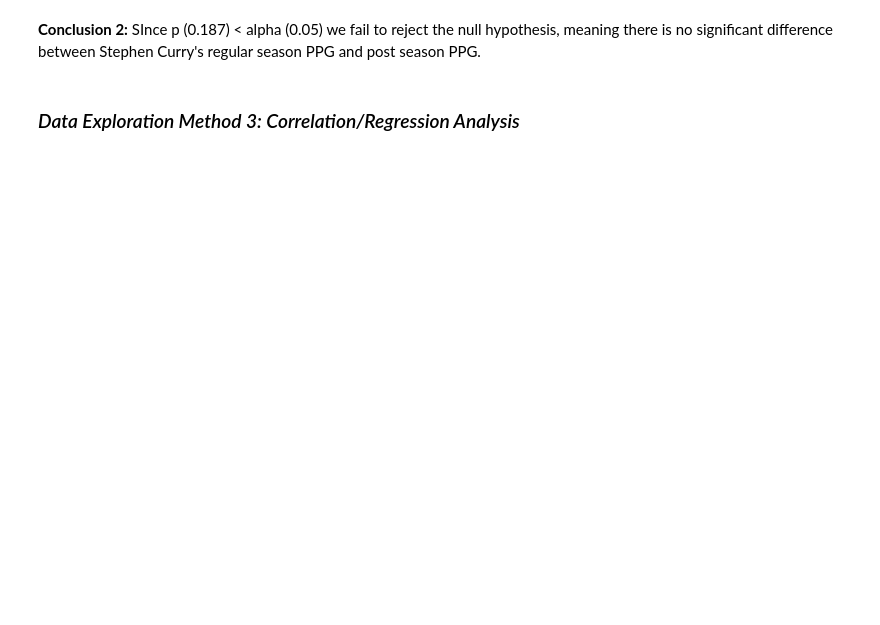
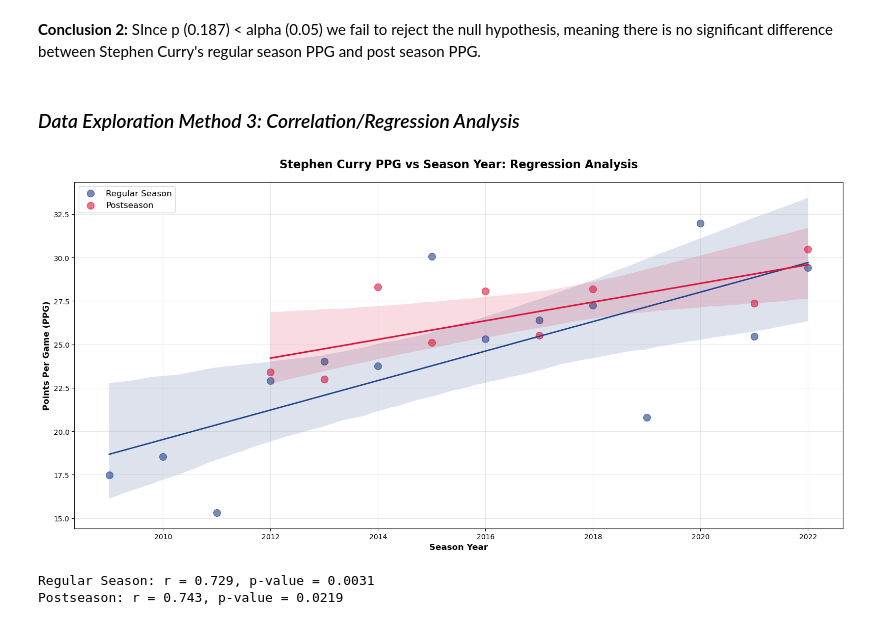
Before and after one commit to noraaren/CMSC320Final, a Jupyter notebook: checkpoint2_dataexploration3.ipynb, the cells around one changed output. Saved outputs shown, nothing was run; the diff lists cells and outputs as text; code cells hidden in the pictures; blank space fills up the shorter version.

```diff
--- a/checkpoint2_dataexploration3.ipynb
+++ b/checkpoint2_dataexploration3.ipynb
@@ -258,3 +258,49 @@ plt.show()
 **Conclusion 2:** SInce p (0.187) < alpha (0.05) we fail to reject the null hypothesis, meaning there is no significant difference between Stephen Curry's regular season PPG and post season PPG.
 # %% [markdown]
 ### *Data Exploration Method 3: Correlation/Regression Analysis*
+# %%
+regular_season_stats['Season_numeric'] = regular_season_stats['Season_year'].str[:4].astype(int)
+postseason_stats['Season_numeric'] = postseason_stats['Season_year'].str[:4].astype(int)
+
+plt.figure(figsize=(16, 8))
+
+# Regular season scatter + regression
+sns.regplot(data=regular_season_stats, x='Season_numeric', y='PPG',
+            scatter_kws={'s': 100, 'alpha': 0.6},
+            line_kws={'linewidth': 2},
+            color='#1D428A', label='Regular Season')
+
+# Post season scatter + regression
+sns.regplot(data=postseason_stats, x='Season_numeric', y='PPG',
+            scatter_kws={'s': 100, 'alpha': 0.6, 'marker': 's'},
+            #line_kws={'linewidth': 2},
+            color='#DC143C', label='Postseason')
+
+plt.title("Stephen Curry PPG vs Season Year: Regression Analysis",
+          fontsize=16, fontweight='bold', pad=20)
+
+plt.xlabel("Season Year", fontsize=12, fontweight='bold')
+plt.ylabel("Points Per Game (PPG)", fontsize=12, fontweight='bold')
+plt.legend(fontsize=12)
+plt.grid(True, alpha=0.3)
+plt.tight_layout()
+plt.show()
+# %% [output]
+[figure, added]
+# %%
+from scipy.stats import pearsonr
+
+# Calculate for regular season
+r_regular, p_regular = pearsonr(regular_season_stats['Season_numeric'],
+                                 regular_season_stats['PPG'])
+
+# Calculate for postseason
+r_post, p_post = pearsonr(postseason_stats['Season_numeric'],
+                          postseason_stats['PPG'])
+
+# Print results
+print(f"Regular Season: r = {r_regular:.3f}, p-value = {p_regular:.4f}")
+print(f"Postseason: r = {r_post:.3f}, p-value = {p_post:.4f}")
+# %% [output]
+Regular Season: r = 0.729, p-value = 0.0031
+Postseason: r = 0.743, p-value = 0.0219
```
Also changed, not shown: parts of 6 cells of this notebook.
